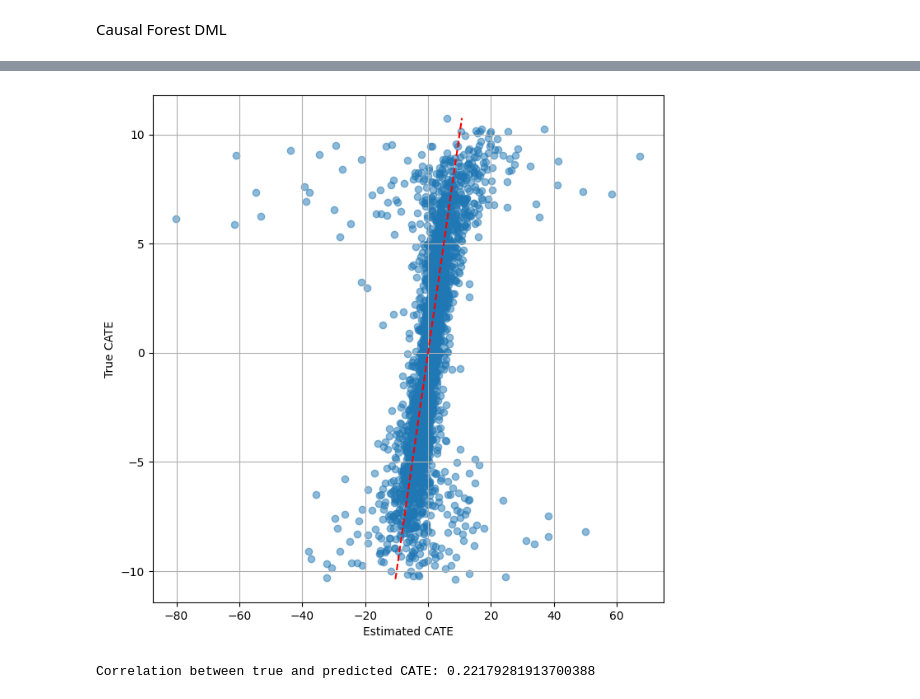
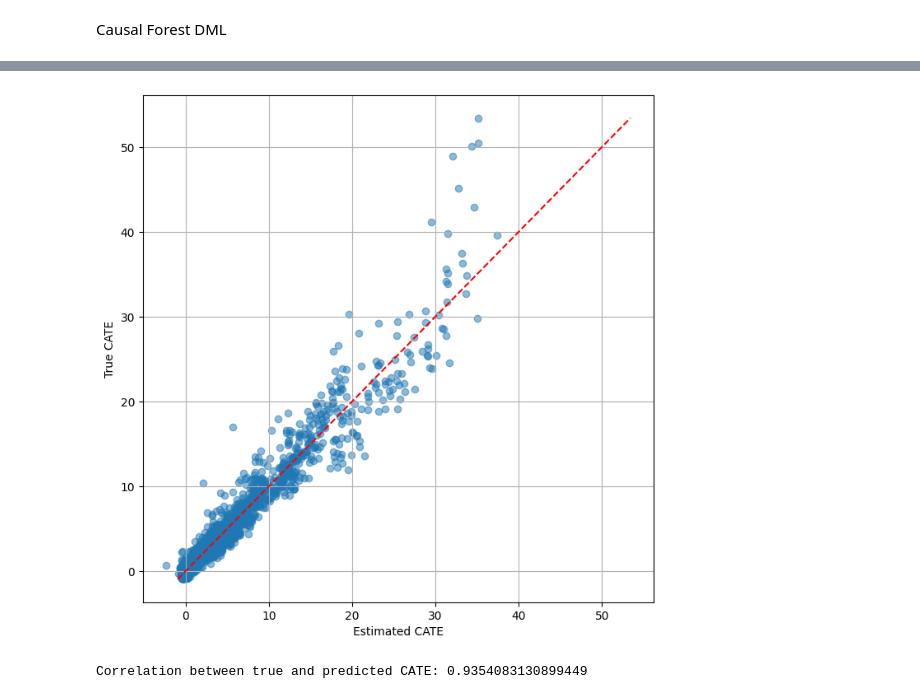
Before and after one commit to Jackbonkins/Heter_effects, a Jupyter notebook: Analysis.ipynb, the cells around one changed output, grey strips where cells are left out. Saved outputs shown, nothing was run; the diff lists cells and outputs as text; code cells hidden in the pictures.

```diff
--- a/Analysis.ipynb
+++ b/Analysis.ipynb
@@ -76,9 +76,9 @@ Create Simulations
 
 sim_dict = {}
 
-for p in [20, 50]:
-    for n in [500, 1000, 5000]:
-        sim: SimulationStudy = SimulationStudy(p=p, mean_correlation=0.5, cor_variance=0.05, n=n, no_feat_cate=10, non_linear=True)
+for p in [20, 30, 40, 50]:
+    for n in [500, 1000, 2000, 4000]:
+        sim: SimulationStudy = SimulationStudy(p=p, mean_correlation=0.8, cor_variance=0.2, n=n, no_feat_cate=4)
         simulation = sim.create_dataset()
 
 
@@ -144,5 +144,5 @@ estimated_cate_ols, ols_MSE = ols_estimator(x_train_ols, splits_dict['Simulation
 # %%
-true_cate_test = splits_dict['Simulation_20_5000']['true_cate_test']
+true_cate_test = splits_dict['Simulation_30_4000']['true_cate_test']
 true_cate_test = true_cate_test[true_cate_test['T'] == 1]
 true_cate_test = true_cate_test['CATE']
 plot_predict_cate_corr(estimated_cate_ols, true_cate_test)
@@ -223,5 +223,5 @@ Non-Parametric DML
 # %%
-def non_param_dml(Y_train: pd.DataFrame, T_train: pd.DataFrame, X_train: pd.DataFrame, X_test: pd.DataFrame, true_cate_test: pd.DataFrame) -> tuple[np.ndarray, float]:
+def XLearner_estimator(Y_train: pd.DataFrame, T_train: pd.DataFrame, X_train: pd.DataFrame, X_test: pd.DataFrame, true_cate_test: pd.DataFrame) -> tuple[np.ndarray, float]:
 
     Y_train = Y_train.to_numpy()
     T_train = T_train.to_numpy()
@@ -229,26 +229,22 @@ def non_param_dml(Y_train: pd.DataFrame, T_train: pd.DataFrame, X_train: pd.Data
     X_test = X_test.to_numpy()
     true_cate_test = true_cate_test['CATE'].to_numpy()
 
-    est_npm = NonParamDML(
-        model_y='auto',
-        model_t=DummyClassifier(),
-        model_final=RandomForestRegressor(),
-        cv = 5,
-        random_state = 42,
-        discrete_treatment=True,
-    )
 
-    est_npm.fit(Y=Y_train, T=T_train, X=X_train, W=None, cache_values=True)
-    estimated_cate = est_npm.effect(X_test)
-    mse = mean_squared_error(true_cate_test, estimated_cate)
+    est_xlearner = XLearner(models=RandomForestRegressor(),
+                propensity_model=DummyClassifier())
+
+    est_xlearner.fit(Y=Y_train, T=T_train, X=X_train)
+
+    estimated_cate = est_xlearner.effect(X_test)
+    mse = root_mean_squared_error(true_cate_test, estimated_cate)
 
     return estimated_cate, mse
 
-estimated_cate_non_param, non_param_MSE = non_param_dml(splits_dict['Simulation_20_5000']['Y_train'], splits_dict['Simulation_20_5000']['T_train'],
-                                       splits_dict['Simulation_20_5000']['X_train'], splits_dict['Simulation_20_5000']['X_test'],
-                                       splits_dict['Simulation_20_5000']['true_cate_test'])
+estimated_cate_X, X_MSE= XLearner_estimator(splits_dict['Simulation_30_4000']['Y_train'], splits_dict['Simulation_30_4000']['T_train'],
+                                       splits_dict['Simulation_30_4000']['X_train'], splits_dict['Simulation_30_4000']['X_test'],
+                                       splits_dict['Simulation_30_4000']['true_cate_test'])
 # %%
-plot_predict_cate_corr(estimated_cate_non_param, splits_dict['Simulation_20_5000']['true_cate_test']['CATE'])
+plot_predict_cate_corr(estimated_cate_X, splits_dict['Simulation_30_4000']['true_cate_test']['CATE'])
 # %% [output]
-[figure, old version]
+[figure, new version]
-Correlation between true and predicted CATE: 0.22179281913700388
+Correlation between true and predicted CATE: 0.9354083130899449
```
Also changed, not shown: parts of 18 cells of this notebook, 3 other files.
